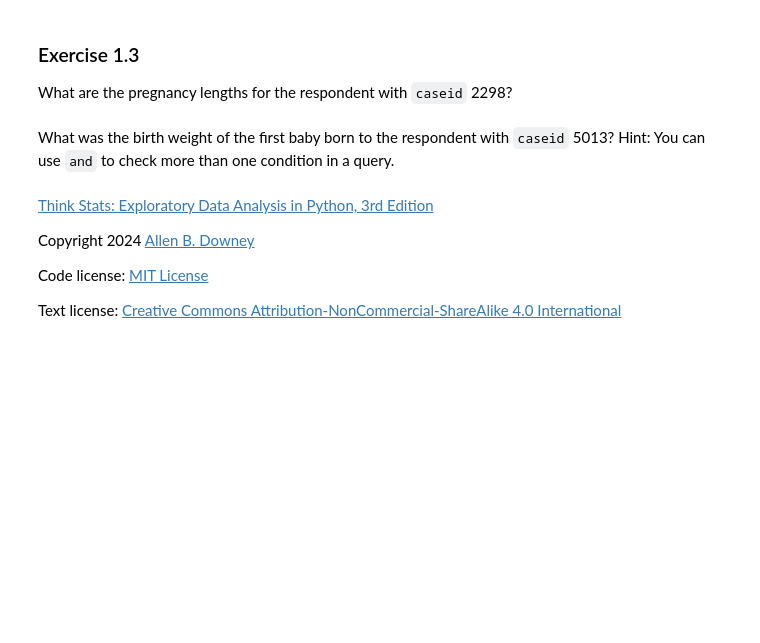
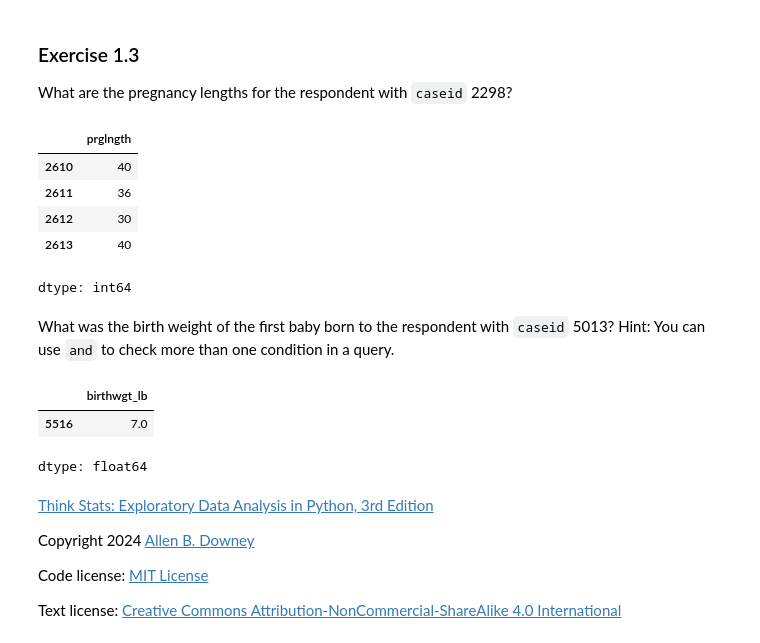
Before and after one commit to ricjrob/DataAug4NLP, a Jupyter notebook: nb/chap01.ipynb, the cells around one changed output. Saved outputs shown, nothing was run; the diff lists cells and outputs as text; code cells hidden in the pictures; blank space fills up the shorter version.

```diff
--- a/nb/chap01.ipynb
+++ b/nb/chap01.ipynb
@@ -651,17 +672,35 @@ Create a new column named `totalwgt_kg` that contains birth weight in kilograms
 Compute the mean and standard deviation of the new column.
 # %%
 # Solution goes here
+preg['totalwgt_kg'] = preg['totalwgt_lb'] * 2.2
+total_kg_std = np.std(preg['totalwgt_kg'])
+total_kg_mean = np.mean(preg['totalwgt_kg'])
 # %% [markdown]
 ### Exercise 1.3
 
 What are the pregnancy lengths for the respondent with `caseid` 2298?
 # %%
 # Solution goes here
+subset = preg.query("caseid == 2298")
+subset['prglngth']
+# %% [output]
+|  | prglngth |
+| 2610 | 40 |
+| 2611 | 36 |
+| 2612 | 30 |
+| 2613 | 40 |
+dtype: int64
 # %% [markdown]
 What was the birth weight of the first baby born to the respondent with `caseid` 5013?
 Hint: You can use `and` to check more than one condition in a query.
 # %%
 # Solution goes here
+subset = preg.query("caseid == 5013 and pregordr == 1")
+subset['birthwgt_lb']
+# %% [output]
+|  | birthwgt_lb |
+| 5516 | 7.0 |
+dtype: float64
 # %%
 # Solution goes here
 # %% [markdown]
```
Also changed, not shown: parts of 14 cells of this notebook.
